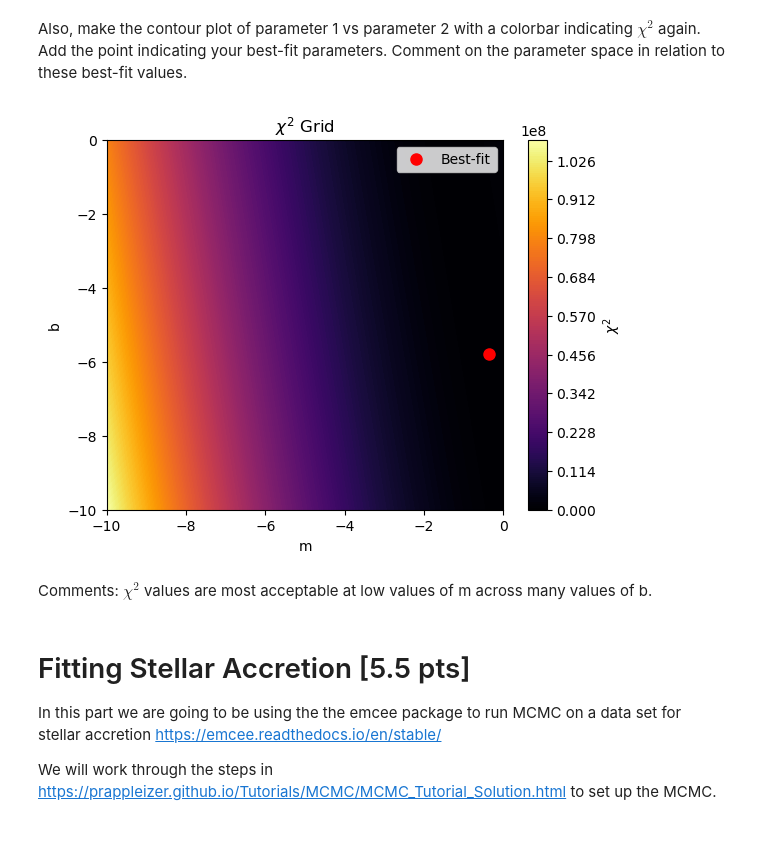
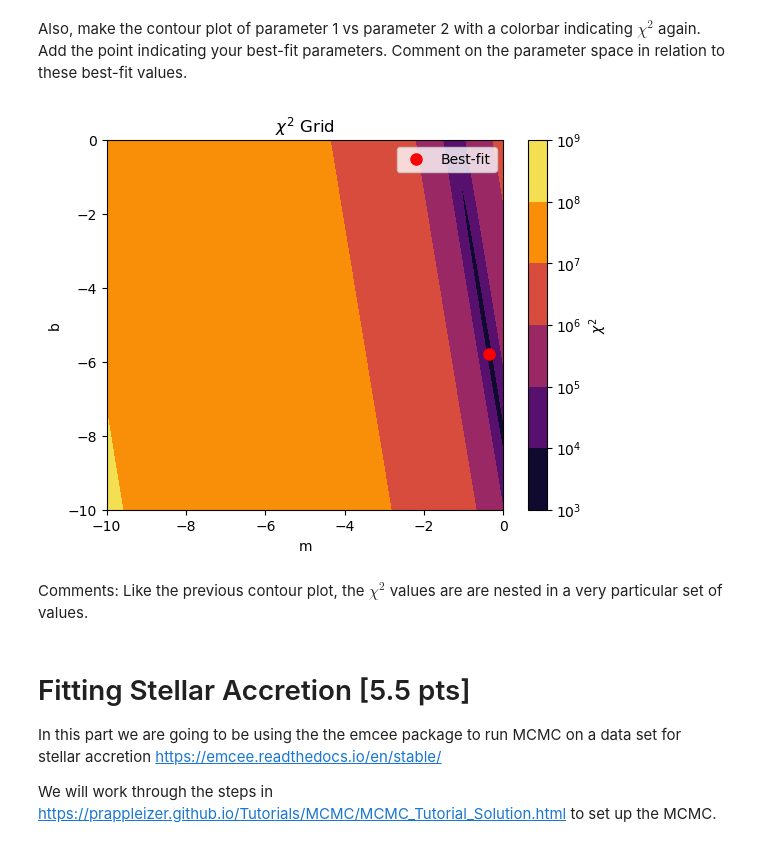
Before and after one commit to kparrine/MCMC_Project, a Jupyter notebook: Answer_Key.ipynb, the cells around one changed output. Drawn from its saved outputs; the diff is of its cells as text; code cells hidden in the pictures.

Commit message:
Fixing contour plots

```diff
--- a/Answer_Key.ipynb
+++ b/Answer_Key.ipynb
@@ -66,7 +66,7 @@ y_true = A*x**alpha #eqn without noise
 noise = np.random.normal(0, 0.20 * y_true) #noise
 
 y = y_true + noise #the equation I want the model to fit to
-y_err = 0.2*y_true #just some errors - they are Gaussian!
+y_err = 0.2*y #just some errors - they are Gaussian!
 # %% [markdown]
 The first thing to do is make some functions for the model, $\chi^{2}$, and $\chi^{2}_{\nu}$.
 # %%
@@ -204,8 +204,8 @@ Use the brute force method for two parameters from before. Play around with your
 m_grid = np.linspace(-10, 0, 200)
 b_grid = np.linspace(-10, 0, 200)
 
-chi2_grid = np.zeros((len(a_grid), len(b_grid)))
-redchi2_grid = np.zeros((len(a_grid), len(b_grid)))
+chi2_grid = np.zeros((len(m_grid), len(b_grid)))
+redchi2_grid = np.zeros((len(m_grid), len(b_grid)))
 
 for i, m in enumerate(m_grid):
     for j, b in enumerate(b_grid):
@@ -283,19 +283,19 @@ Answers: The model is too simple and isn't fitting all the components necessary
 # %% [markdown]
 Also, make the contour plot of parameter 1 vs parameter 2 with a colorbar indicating $\chi^{2}$ again. Add the point indicating your best-fit parameters. Comment on the parameter space in relation to these best-fit values.
 # %%
-cp = plt.contourf(m_grid, b_grid, chi2_grid.T, levels=200, cmap="inferno")
+cp = plt.contourf(m_grid, b_grid, chi2_grid.T, cmap="inferno",norm=LogNorm())
 plt.colorbar(cp, label=r"$\chi^{2}$")
 
 plt.plot(m_best, b_best, 'ro', markersize=8, label="Best-fit")
 plt.xlabel("m")
 plt.ylabel("b")
 plt.title(r"$\chi^{2}$ Grid")
 plt.legend()
 plt.show()
 # %% [output]
-[figure, old version]
+[figure, new version]
 # %% [markdown]
-Comments: $\chi^{2}$ values are most acceptable at low values of m across many values of b.
+Comments: Like the previous contour plot, the $\chi^{2}$ values are are nested in a very particular set of values.
 # %% [markdown]
 # Fitting Stellar Accretion [5.5 pts]
 In this part we are going to be using the the emcee package to run MCMC on a data set for stellar accretion
```
Also changed, not shown: parts of 4 cells of this notebook.
